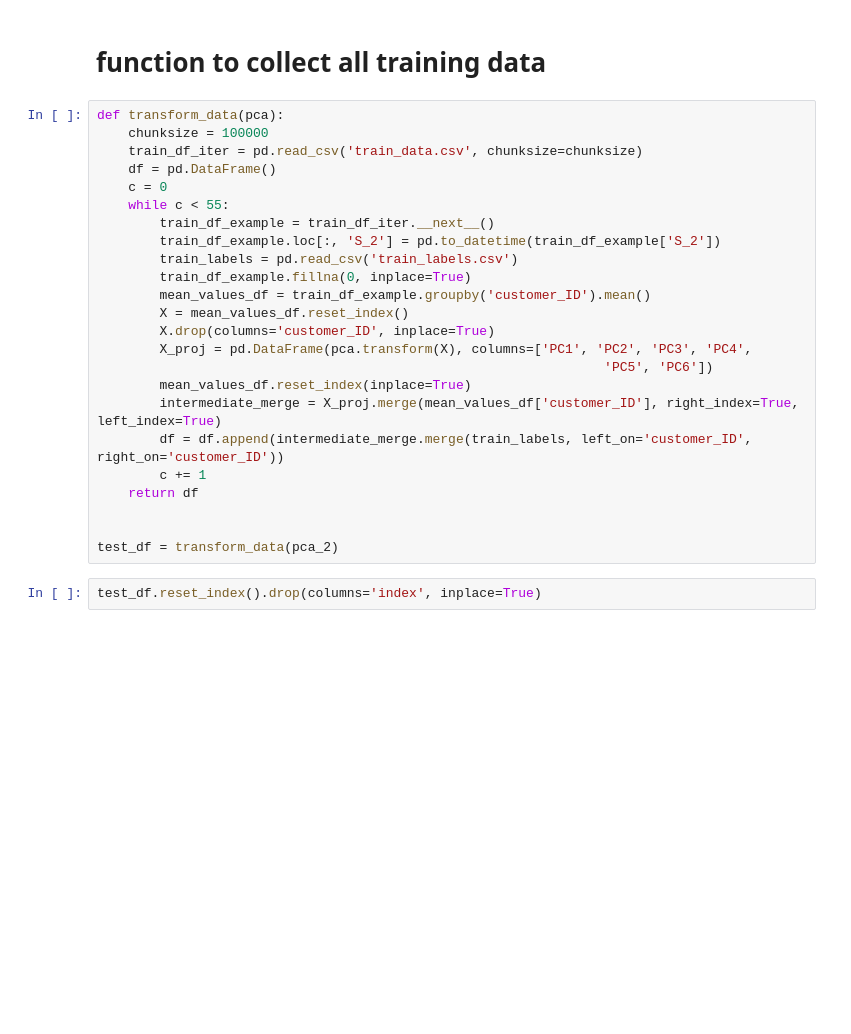
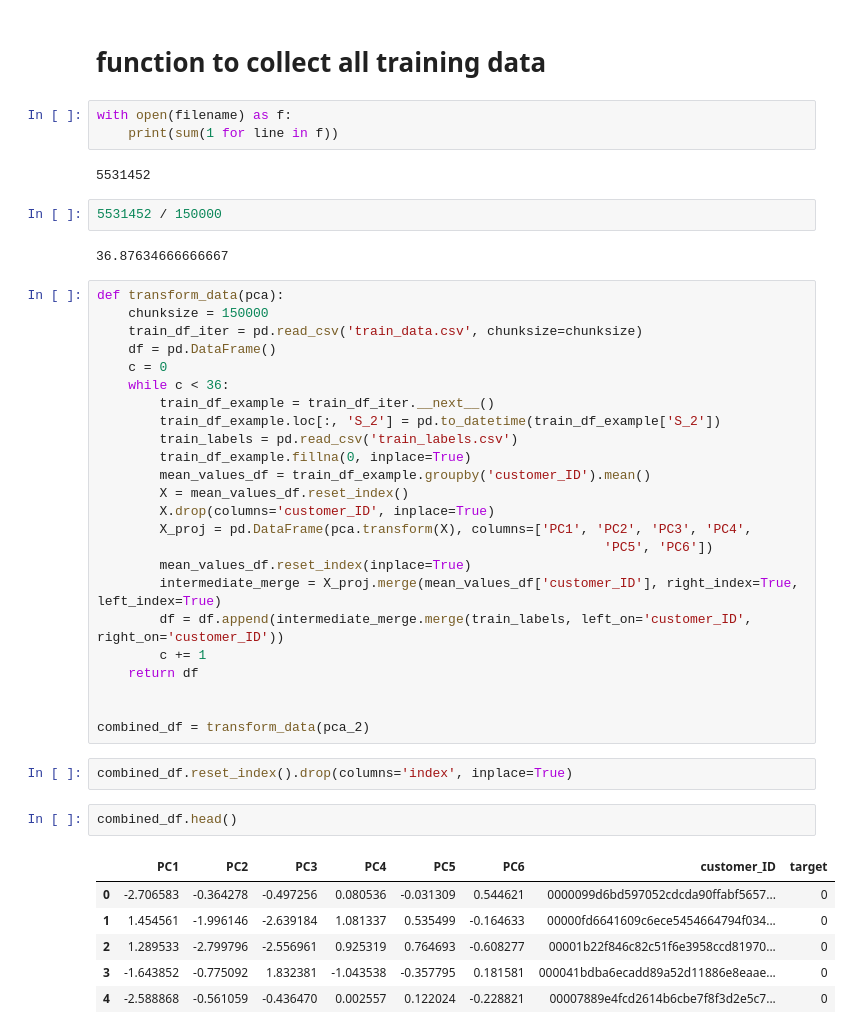
Before and after one commit to inherentspice/American-Express-Default-Prediction, a Jupyter notebook: Data Exploration.ipynb, the cells around one changed output. Saved outputs shown, nothing was run; the diff lists cells and outputs as text; blank space fills up the shorter version.

```diff
--- a/Data Exploration.ipynb
+++ b/Data Exploration.ipynb
@@ -331,13 +331,22 @@ sns.scatterplot(x=df['PC6'], y=df['target'], c=df['PC1']);
 [figure]
 # %% [markdown]
 # function to collect all training data
+# %%
+with open(filename) as f:
+    print(sum(1 for line in f))
+# %% [output]
+5531452
+# %%
+5531452 / 150000
+# %% [output]
+36.87634666666667
 # %%
 def transform_data(pca):
-    chunksize = 100000
+    chunksize = 150000
     train_df_iter = pd.read_csv('train_data.csv', chunksize=chunksize)
     df = pd.DataFrame()
     c = 0
-    while c < 55:
+    while c < 36:
         train_df_example = train_df_iter.__next__()
         train_df_example.loc[:, 'S_2'] = pd.to_datetime(train_df_example['S_2'])
         train_labels = pd.read_csv('train_labels.csv')
@@ -354,6 +363,15 @@ def transform_data(pca):
     return df
 
 
-test_df = transform_data(pca_2)
+combined_df = transform_data(pca_2)
 # %%
-test_df.reset_index().drop(columns='index', inplace=True)
+combined_df.reset_index().drop(columns='index', inplace=True)
+# %%
+combined_df.head()
+# %% [output]
+|  | PC1 | PC2 | PC3 | PC4 | PC5 | PC6 | customer_ID | target |
+| 0 | -2.706583 | -0.364278 | -0.497256 | 0.080536 | -0.031309 | 0.544621 | 0000099d6bd597052cdcda90ffabf5657... | 0 |
+| 1 | 1.454561 | -1.996146 | -2.639184 | 1.081337 | 0.535499 | -0.164633 | 00000fd6641609c6ece5454664794f034... | 0 |
+| 2 | 1.289533 | -2.799796 | -2.556961 | 0.925319 | 0.764693 | -0.608277 | 00001b22f846c82c51f6e3958ccd81970... | 0 |
+| 3 | -1.643852 | -0.775092 | 1.832381 | -1.043538 | -0.357795 | 0.181581 | 000041bdba6ecadd89a52d11886e8eaae... | 0 |
+| 4 | -2.588868 | -0.561059 | -0.436470 | 0.002557 | 0.122024 | -0.228821 | 00007889e4fcd2614b6cbe7f8f3d2e5c7... | 0 |
```
Also changed, not shown: parts of 6 cells of this notebook.
